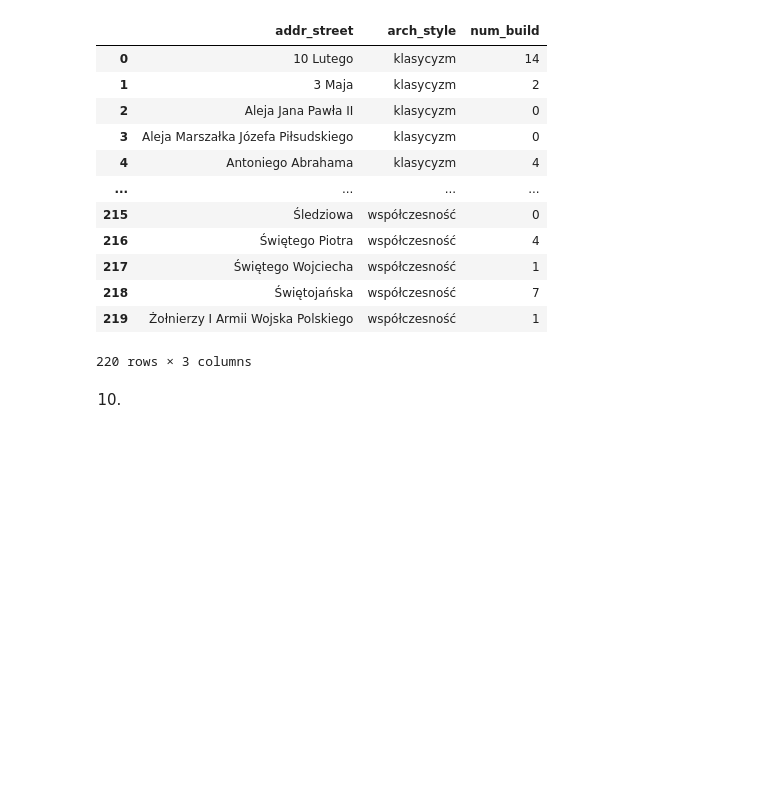
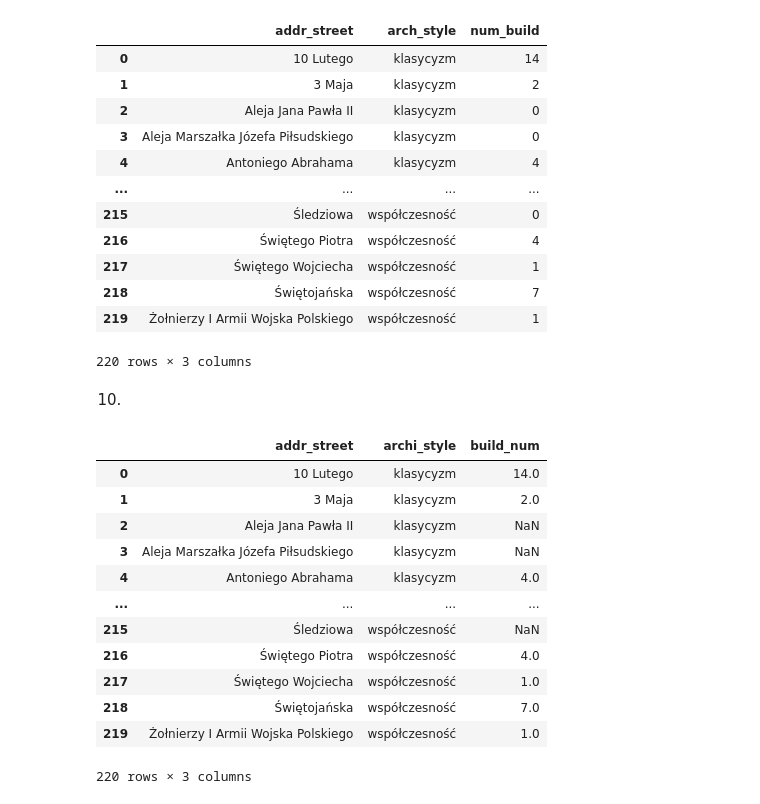
Before and after one commit to MichalRyplewicz/gdynia-srodmiescie, a Jupyter notebook: exercises/2026.10.15_Excercises.ipynb, the cells around one changed output. Saved outputs shown, nothing was run; the diff lists cells and outputs as text; code cells hidden in the pictures; blank space fills up the shorter version.

```diff
--- a/exercises/2026.10.15_Excercises.ipynb
+++ b/exercises/2026.10.15_Excercises.ipynb
@@ -357,3 +398,19 @@ p10 = p10.reset_index().melt(id_vars = 'category', var_name = 'arch_style', valu
 p10 = p10.loc[p10['num_build']>0].set_index(['category', 'arch_style']).sort_index()
 # %%
 pd.testing.assert_series_equal(p10['num_build'], lok.groupby(['category','arch_style']).size().rename('num_build'))
+# %%
+data_gdynia.groupby(['addr_street','arch_style']).size().reset_index(name = 'size').pivot(index= 'addr_street', columns = 'arch_style', values = 'size').reset_index().melt(id_vars= 'addr_street', var_name= 'archi_style', value_name= 'build_num')
+# %% [output]
+|  | addr_street | archi_style | build_num |
+| 0 | 10 Lutego | klasycyzm | 14.0 |
+| 1 | 3 Maja | klasycyzm | 2.0 |
+| 2 | Aleja Jana Pawła II | klasycyzm | NaN |
+| 3 | Aleja Marszałka Józefa Piłsudskiego | klasycyzm | NaN |
+| 4 | Antoniego Abrahama | klasycyzm | 4.0 |
+| ... | ... | ... | ... |
+| 215 | Śledziowa | współczesność | NaN |
+| 216 | Świętego Piotra | współczesność | 4.0 |
+| 217 | Świętego Wojciecha | współczesność | 1.0 |
+| 218 | Świętojańska | współczesność | 7.0 |
+| 219 | Żołnierzy I Armii Wojska Polskiego | współczesność | 1.0 |
+220 rows × 3 columns
```
Also changed, not shown: parts of 2 cells of this notebook, 7 other files.
